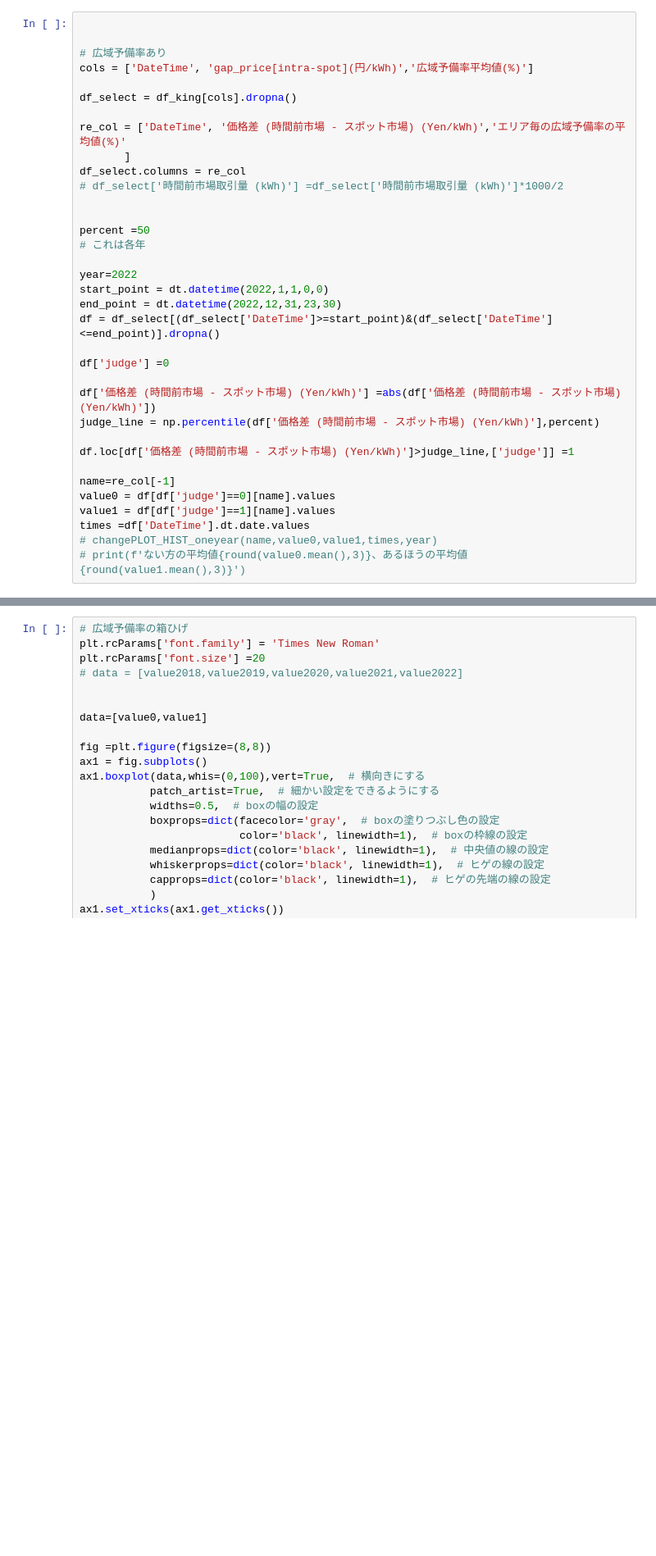
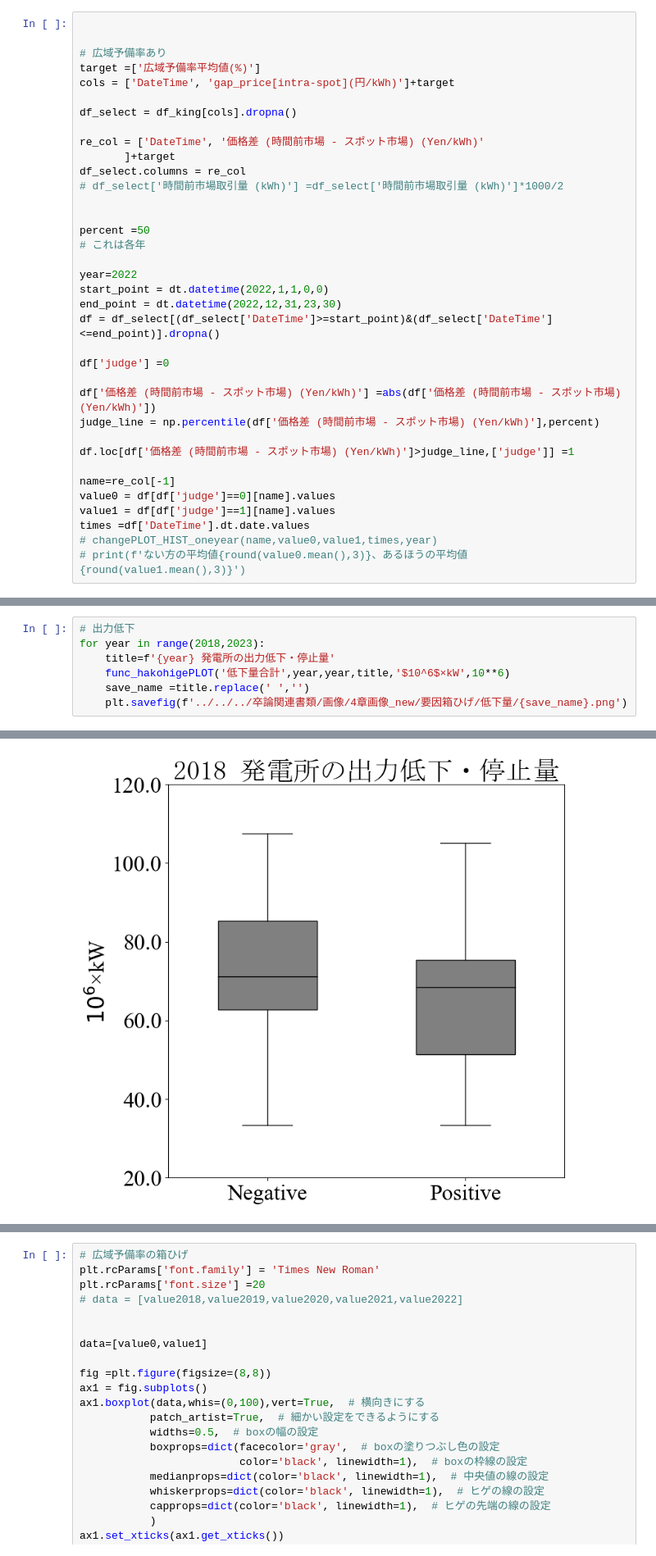
Before and after one commit to kurisk17/programwindows, a Jupyter notebook: 描画Windows/二値箱ひげ.ipynb, the cells around one changed output, grey strips where cells are left out. Shown at 82% size. Cells and saved outputs as stored; diff of their text form; blank space fills up the shorter version.

```diff
--- a/描画Windows/二値箱ひげ.ipynb
+++ b/描画Windows/二値箱ひげ.ipynb
@@ -47,12 +53,13 @@ df_select
 
 
 # 広域予備率あり
-cols = ['DateTime', 'gap_price[intra-spot](円/kWh)','広域予備率平均値(%)']
+target =['広域予備率平均値(%)']
+cols = ['DateTime', 'gap_price[intra-spot](円/kWh)']+target
 
 df_select = df_king[cols].dropna()
 
-re_col = ['DateTime', '価格差 (時間前市場 - スポット市場) (Yen/kWh)','エリア毎の広域予備率の平均値(%)'
-       ]
+re_col = ['DateTime', '価格差 (時間前市場 - スポット市場) (Yen/kWh)'
+       ]+target
 df_select.columns = re_col
 # df_select['時間前市場取引量 (kWh)'] =df_select['時間前市場取引量 (kWh)']*1000/2
 
@@ -96,0 +228,8 @@ df
+# %%
+# 出力低下
+for year in range(2018,2023):
+    title=f'{year} 発電所の出力低下・停止量'
+    func_hakohigePLOT('低下量合計',year,year,title,'$10^6$×kW',10**6)
+    save_name =title.replace(' ','')
+    plt.savefig(f'../../../卒論関連書類/画像/4章画像_new/要因箱ひげ/低下量/{save_name}.png')
+# %% [output]
@@ -96,0 +253 @@ df
+[figure, added]
```
Also changed, not shown: parts of 19 cells of this notebook, 5 other files.
